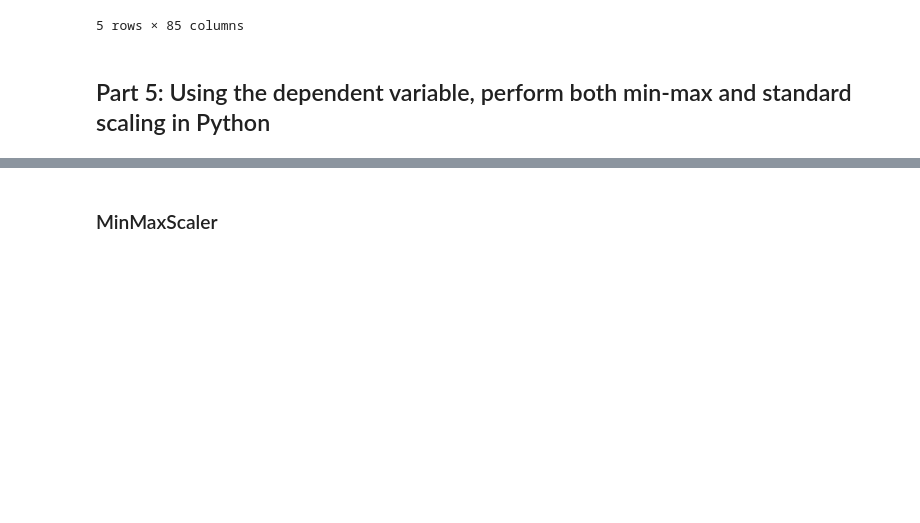
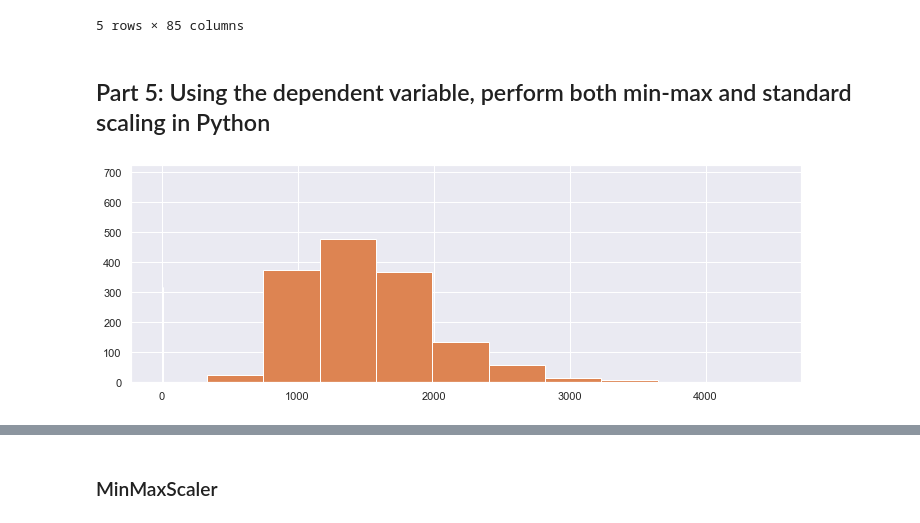
Before and after one commit to DrakeData/House_Price_EDA, a Jupyter notebook: MSDS422_Assignment1.ipynb, the cells around one changed output, grey strips where cells are left out. Cells and saved outputs as stored; diff of their text form; code cells hidden in the pictures; blank space fills up the shorter version.

```diff
--- a/MSDS422_Assignment1.ipynb
+++ b/MSDS422_Assignment1.ipynb
@@ -270 +274,9 @@ df.head()
+# %%
+fig, ax = plt.subplots(figsize=(12, 4))
+
+ax.hist(x[:,0]);
+ax.hist(x[:,1]);
+ax.hist(x[:,2]);
+# %% [output]
+[figure, added]
 # %%
```
Also changed, not shown: parts of 5 cells of this notebook, 6 other files.
